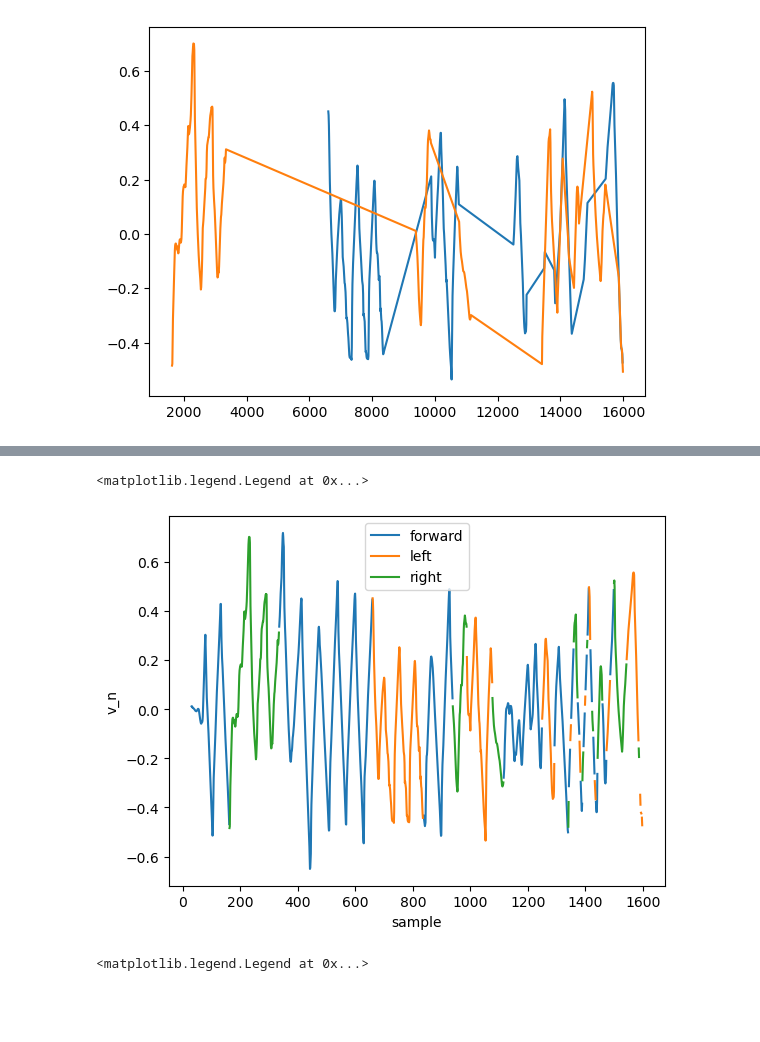
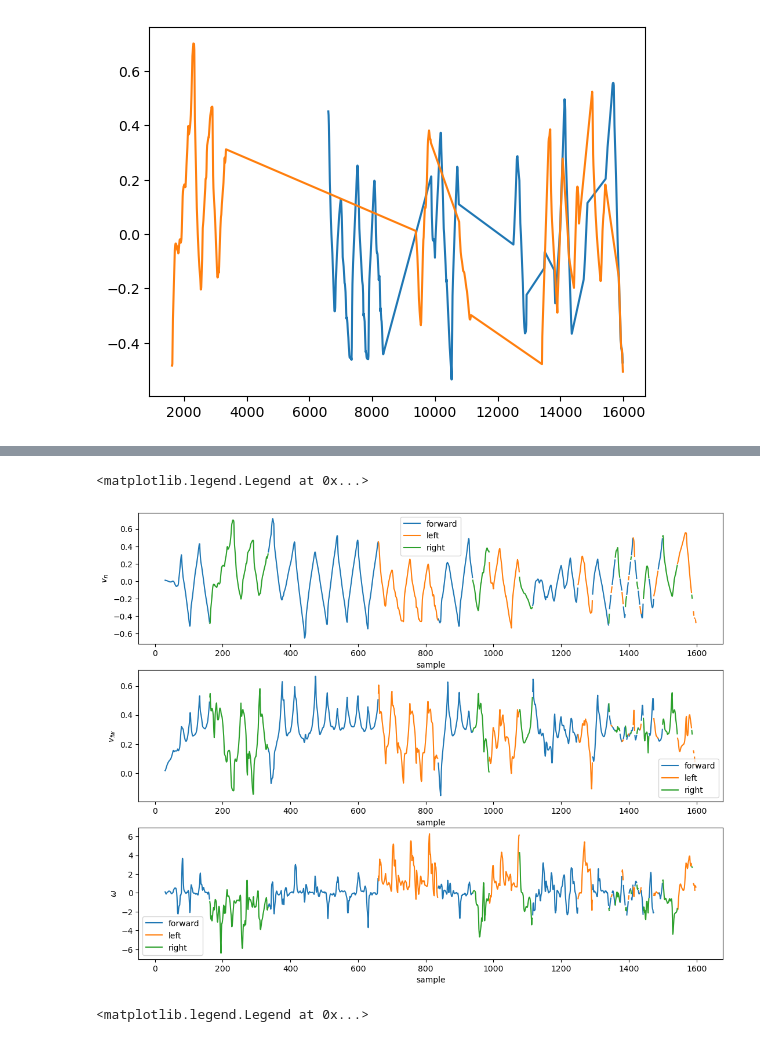
Before and after one commit to AntoSave/mujoco_mpc, a Jupyter notebook: tuning/teleop_data_analysis.ipynb, the cells around one changed output, grey strips where cells are left out. Drawn from its saved outputs; the diff is of its cells as text; code cells hidden in the pictures; blank space fills up the shorter version.

Commit message:
[ADD] new plots in teleop data analysis notebook

```diff
--- a/tuning/teleop_data_analysis.ipynb
+++ b/tuning/teleop_data_analysis.ipynb
@@ -566,14 +555,32 @@ plt.legend(['forward', 'left', 'right'])
-# %%
-v_n_fw, v_n_left, v_n_right = mask_commmands(df, 'v_n_calc')
-plt.plot(v_n_fw, label='forward')
-plt.plot(v_n_left, label='left')
-plt.plot(v_n_right, label='right')
-plt.xlabel('sample')
-plt.ylabel('v_n')
-plt.legend(['forward', 'left', 'right'])
-# %% [output]
-<matplotlib.legend.Legend at 0x...>
-[figure, removed]
+# %%
+plt.figure(figsize=(13, 10))
+plt.subplot(3, 1, 1)
+v_n_fw, v_n_left, v_n_right = mask_commmands(df, 'v_n_calc')
+plt.plot(v_n_fw, label='forward')
+plt.plot(v_n_left, label='left')
+plt.plot(v_n_right, label='right')
+plt.xlabel('sample')
+plt.ylabel('$v_n$')
+plt.legend(['forward', 'left', 'right'])
+v_fw_fw, v_fw_left, v_fw_right = mask_commmands(df, 'v_fw_calc')
+plt.subplot(3, 1, 2)
+plt.plot(v_fw_fw, label='forward')
+plt.plot(v_fw_left, label='left')
+plt.plot(v_fw_right, label='right')
+plt.xlabel('sample')
+plt.ylabel('$v_{fw}$')
+plt.legend(['forward', 'left', 'right'])
+plt.subplot(3, 1, 3)
+omega_calc_fw, omega_calc_left, omega_calc_right = mask_commmands(df, 'omega_calc')
+plt.plot(omega_calc_fw)
+plt.plot(omega_calc_left)
+plt.plot(omega_calc_right)
+plt.xlabel('sample')
+plt.ylabel('$\omega$')
+plt.legend(['forward', 'left', 'right'])
+# %% [output]
+<matplotlib.legend.Legend at 0x...>
+[figure, added]
 # %%
 tmp = pd.DataFrame()
 tmp['command'] = df['command']
```
Also changed, not shown: parts of 3 cells of this notebook.
